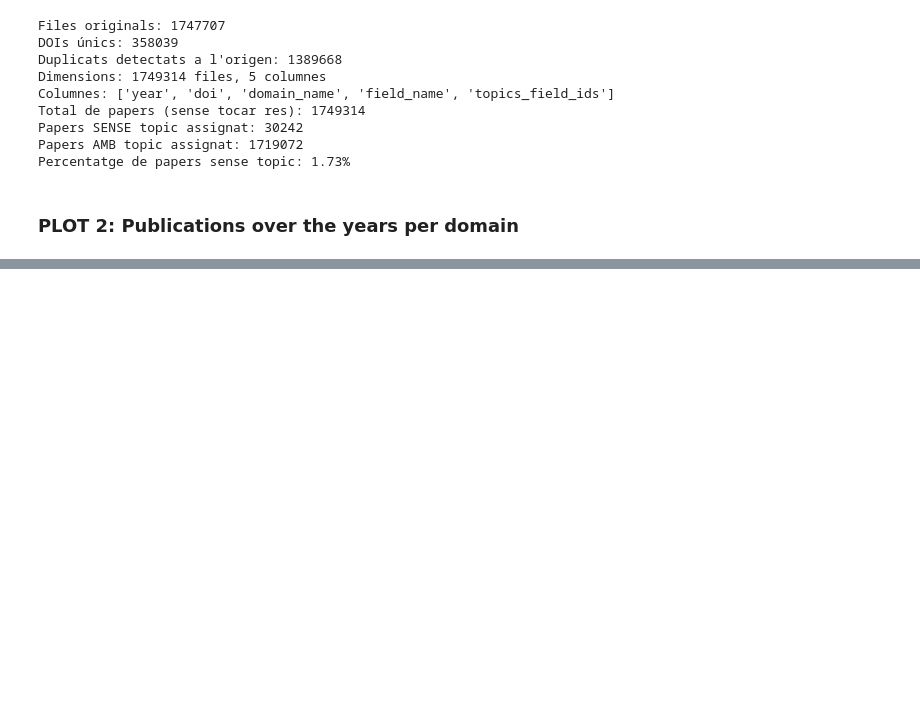
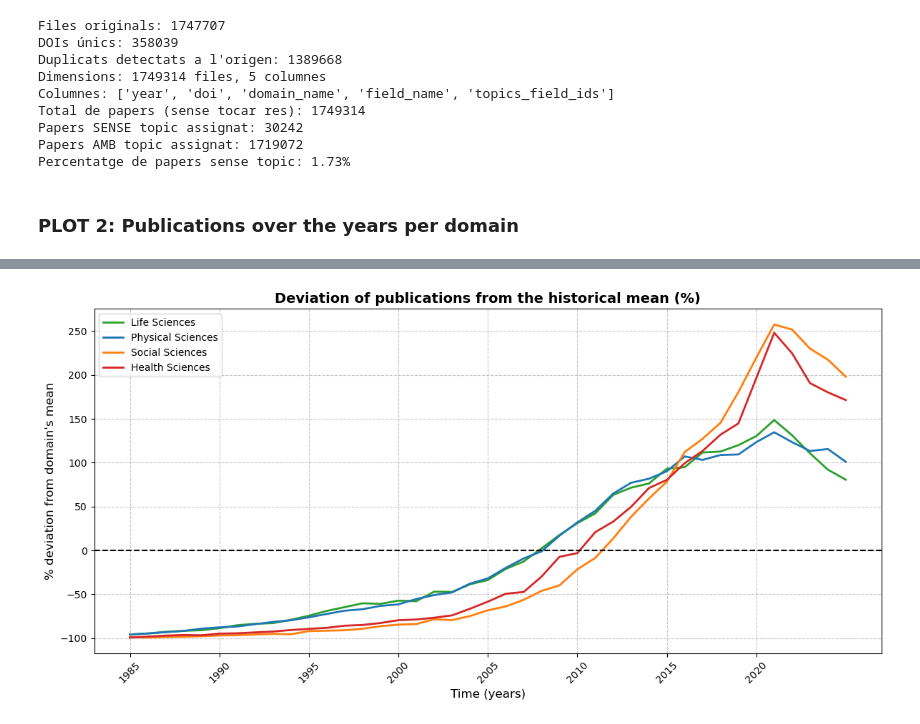
Before and after one commit to AdriRed/science-squared-avbd, a Jupyter notebook: notebooks/alba_02_plots.ipynb, the cells around one changed output, grey strips where cells are left out. Saved outputs shown, nothing was run; the diff lists cells and outputs as text; code cells hidden in the pictures; blank space fills up the shorter version.

```diff
--- a/notebooks/alba_02_plots.ipynb
+++ b/notebooks/alba_02_plots.ipynb
@@ -288,0 +351,43 @@ plt.show()
+# %%
+df = pd.read_parquet("../data/processed/all_publications_enriched.parquet")
+df_plots = df.dropna(subset=["domain_name"])
+df_plots = df_plots.drop_duplicates(subset=["doi", "year"])
+
+taula_dominis = df_plots.groupby(["year", "domain_name"]).size().unstack(fill_value=0)
+
+# Reorder the domains
+ordre_desitjat = ["Life Sciences", "Physical Sciences", "Social Sciences", "Health Sciences"]
+taula_dominis = taula_dominis[ordre_desitjat]
+
+# FILTER THE YEARS AFTER 1980 and BEFORE 2025
+taula_dominis = taula_dominis[(taula_dominis.index >= 1985) & (taula_dominis.index <= 2025)]
+
+# NORMALIZATION (Any - Mitjana) / Mitjana
+# Calculem la mitjana de cada columna
+mitjanes = taula_dominis.mean(axis=0)
+
+# Restem la mitjana i dividim per la mitjana, i ho passem a percentatge (* 100)
+taula_normalitzada = ((taula_dominis - mitjanes) / mitjanes) * 100
+
+anys = taula_normalitzada.index
+
+# PLOT
+plt.figure(figsize=(12, 6))
+colors = ['#2ca02c', '#1f77b4', '#ff7f0e', '#d62728']
+for i, col in enumerate(taula_normalitzada.columns):
+    plt.plot(anys, taula_normalitzada[col], label=col, linewidth=2, color=colors[i])
+plt.title("Deviation of publications from the historical mean (%)", fontsize=14, fontweight='bold')
+plt.xlabel("Time (years)", fontsize=12)
+plt.ylabel("% deviation from domain's mean", fontsize=12)
+
+# Horitzontal axis to 0 --> mean
+plt.axhline(0, color='black', linewidth=1.5, linestyle='--')
+plt.grid(True, linestyle='--', alpha=0.7)
+ticks_anys = np.arange(1985,2025, 5)
+plt.xticks(ticks_anys, rotation=45)
+plt.legend(loc='upper left')
+plt.tight_layout()
+
+plt.show()
+# %% [output]
+[figure, added]
```
Also changed, not shown: parts of 19 cells of this notebook, 1 other file.
